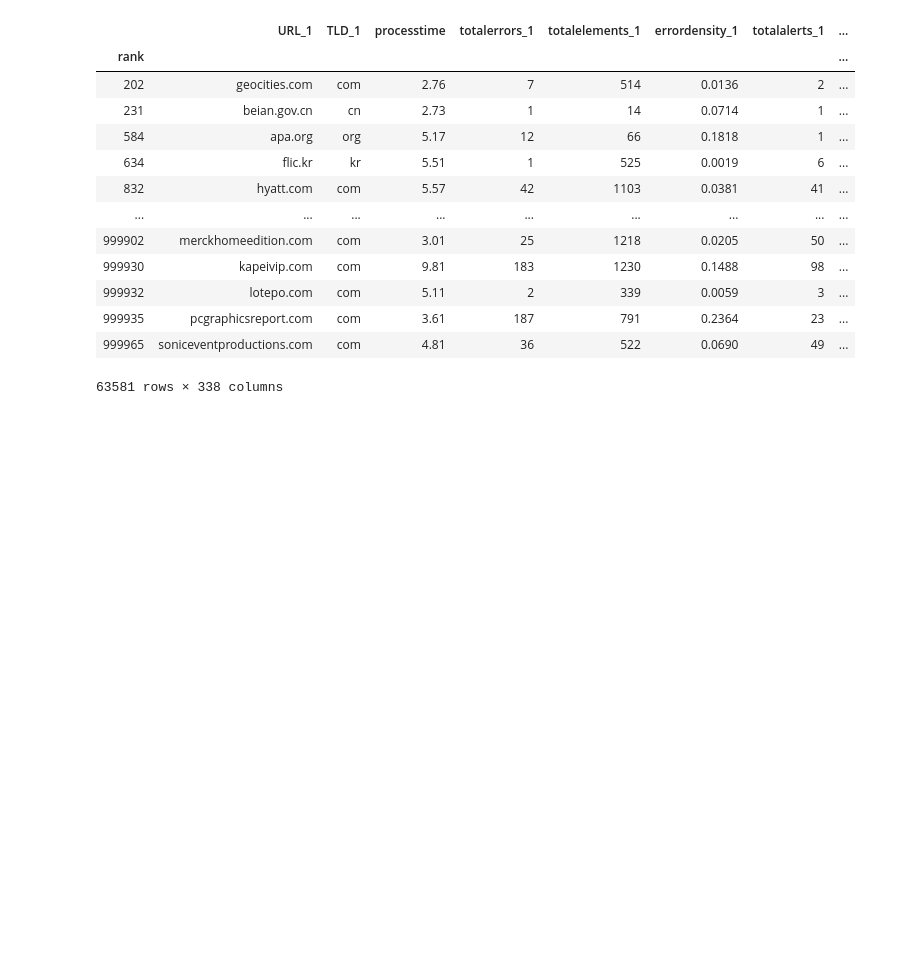
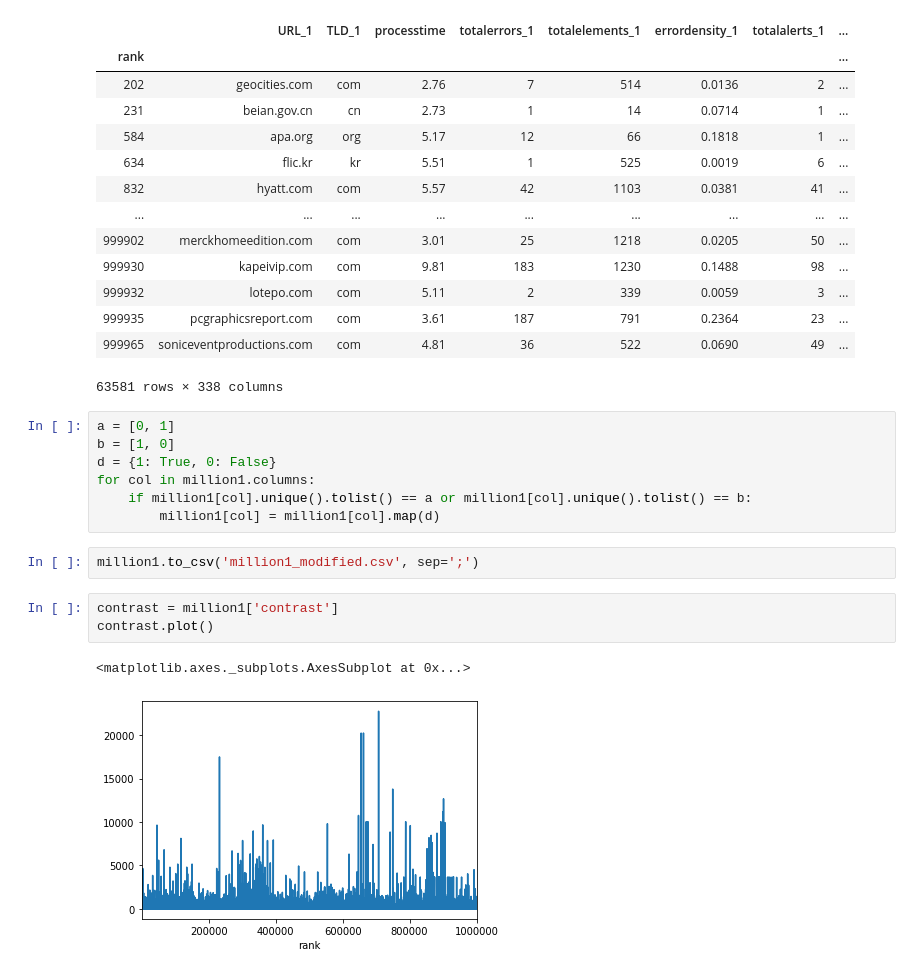
Before and after one commit to McKlayne/WebAIM-Million, a Jupyter notebook: Tyler.ipynb, the cells around one changed output. Drawn from its saved outputs; the diff is of its cells as text; blank space fills up the shorter version.

```diff
--- a/Tyler.ipynb
+++ b/Tyler.ipynb
@@ -68,3 +69,18 @@ mergedData[mergedData['URL_2'].isna()]
 | 999935 | pcgraphicsreport.com | com | 3.61 | 187 | 791 | 0.2364 | 23 | ... |
 | 999965 | soniceventproductions.com | com | 4.81 | 36 | 522 | 0.0690 | 49 | ... |
 63581 rows × 338 columns
+# %%
+a = [0, 1]
+b = [1, 0]
+d = {1: True, 0: False}
+for col in million1.columns:
+    if million1[col].unique().tolist() == a or million1[col].unique().tolist() == b:
+        million1[col] = million1[col].map(d)
+# %%
+million1.to_csv('million1_modified.csv', sep=';')
+# %%
+contrast = million1['contrast']
+contrast.plot()
+# %% [output]
+<matplotlib.axes._subplots.AxesSubplot at 0x...>
+[figure, added]
```
Also changed, not shown: parts of 2 cells of this notebook.
